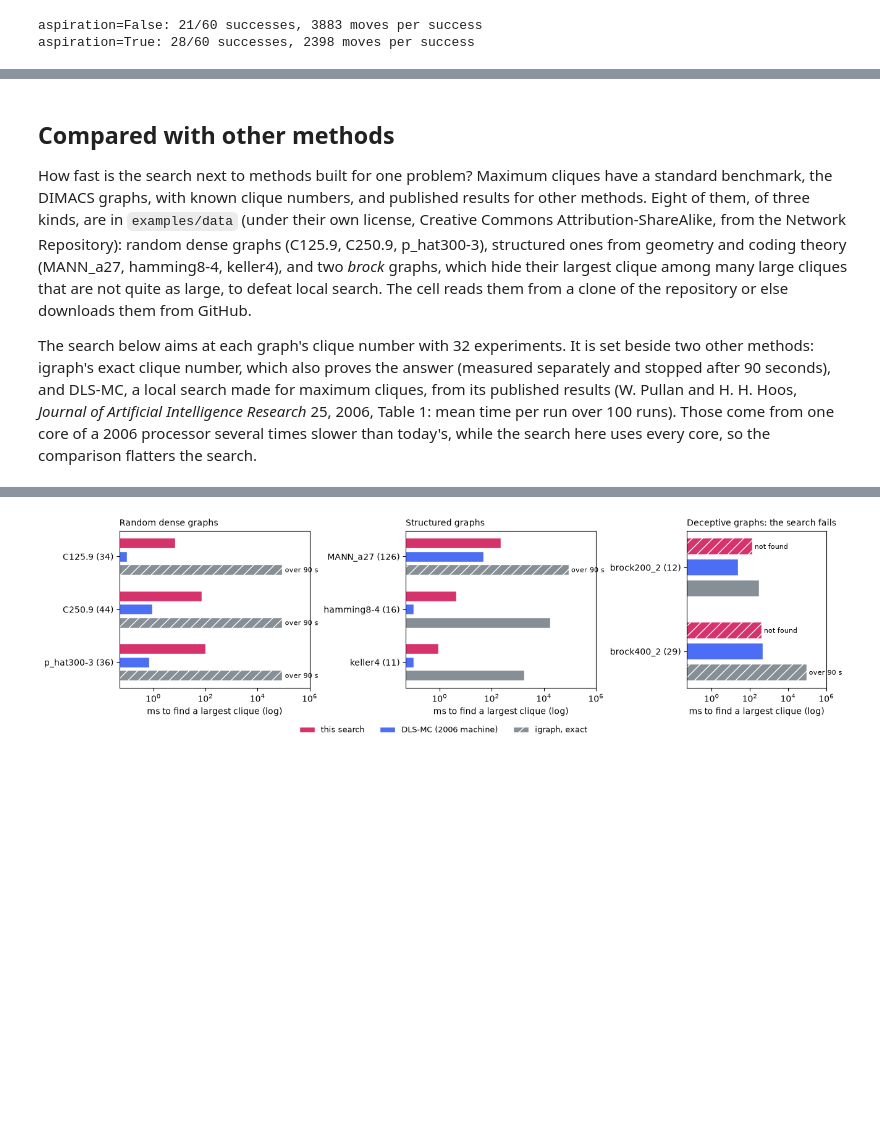
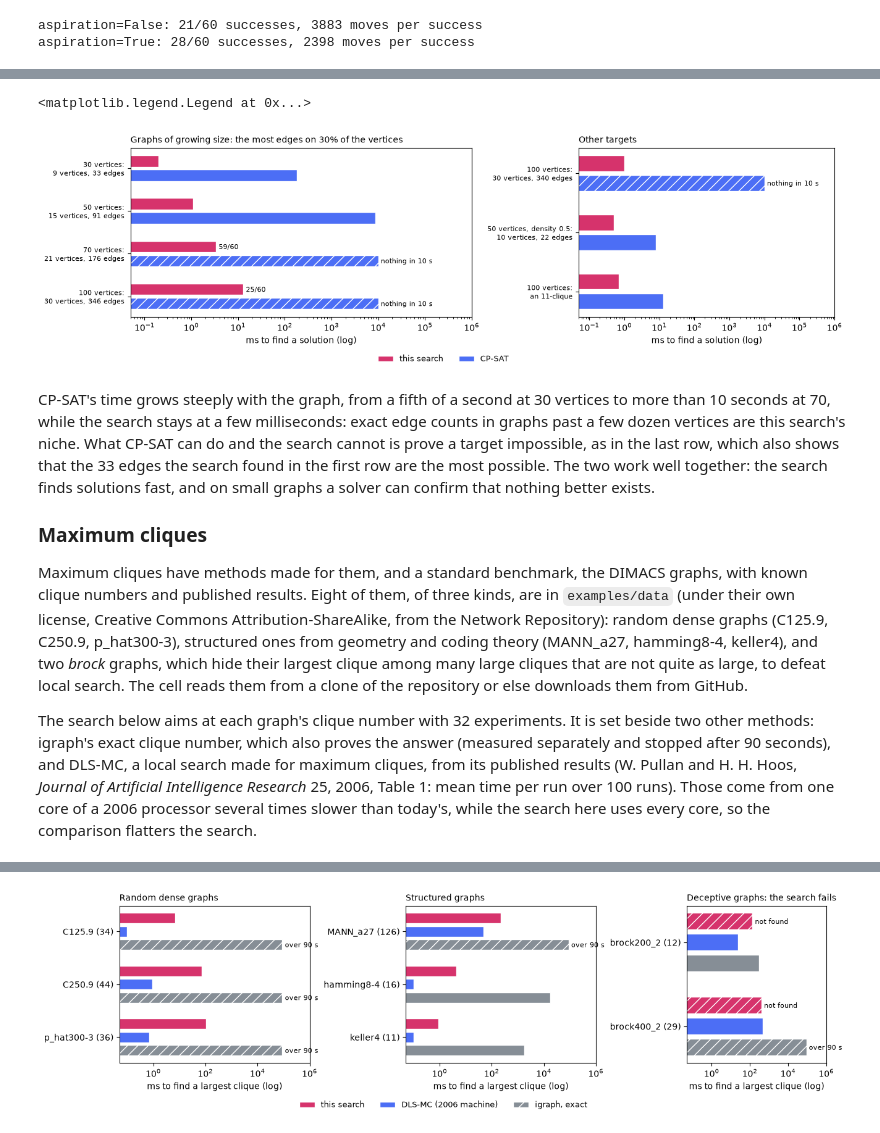
Before and after one commit to vglazer/subgraphsearch, a Jupyter notebook: examples/quickstart.ipynb, the cells around one changed output, grey strips where cells are left out. Saved outputs shown, nothing was run; the diff lists cells and outputs as text; code cells hidden in the pictures; blank space fills up the shorter version.

```diff
--- a/examples/quickstart.ipynb
+++ b/examples/quickstart.ipynb
@@ -206,9 +261,40 @@ aspiration=True: 28/60 successes, 2398 moves per success
+# %%
+groups = [("Graphs of growing size: the most edges on 30% of the vertices", [0, 1, 2, 3]), ("Other targets", [4, 5, 6])]
+methods = [("this search", "#d6336c"), ("CP-SAT", "#4c6ef5")]
+fig, axs = plt.subplots(1, 2, figsize=(13, 3.8), layout="constrained", sharex=True,
+                        gridspec_kw={"width_ratios": [4, 3]})
+for ax, (title, rows) in zip(axs, groups):
+    for y, i in enumerate(rows):
+        graph, target, hits, mine, theirs = edge_runs[i]
+        for j, ((label, color), t) in enumerate(zip(methods, [mine, theirs or 10000])):
+            capped = j == 1 and theirs is None
+            ax.barh(3 * y + j, t, color=color, hatch="//" if capped else None, edgecolor="white",
+                    label=label if (y, ax) == (0, axs[0]) else None)
+            note = "nothing in 10 s" if capped else (f"{hits}/60" if j == 0 and hits < 60 else "")
+            if note:
+                ax.annotate(note, (t, 3 * y + j), xytext=(3, -3), textcoords="offset points", fontsize=8)
+    ax.set_yticks([3 * y + 0.5 for y in range(len(rows))],
+                  [f"{edge_runs[i][0]}:\n{edge_runs[i][1]}" for i in rows], fontsize=8)
+    ax.invert_yaxis()
+    ax.set_xscale("log")
+    ax.set_xlim(0.05, 1e6)
+    ax.set_title(title, fontsize=10, loc="left")
+    ax.set_xlabel("ms to find a solution (log)")
+fig.legend(loc="outside lower center", ncol=2, frameon=False, fontsize=9)
+# %% [output]
+<matplotlib.legend.Legend at 0x...>
+[figure, added]
 # %% [markdown]
-## Compared with other methods
+CP-SAT's time grows steeply with the graph, from a fifth of a second at 30 vertices to more than 10 seconds at 70,
+while the search stays at a few milliseconds: exact edge counts in graphs past a few dozen vertices are this
+search's niche. What CP-SAT can do and the search cannot is prove a target impossible, as in the last row, which
+also shows that the 33 edges the search found in the first row are the most possible. The two work well together:
+the search finds solutions fast, and on small graphs a solver can confirm that nothing better exists.
 
-How fast is the search next to methods built for one problem? Maximum cliques have a standard benchmark,
-the DIMACS graphs, with known clique numbers, and published results for other methods. Eight of them, of three
-kinds, are in `examples/data` (under their own license, Creative Commons Attribution-ShareAlike,
+### Maximum cliques
+
+Maximum cliques have methods made for them, and a standard benchmark, the DIMACS graphs, with known clique
+numbers and published results. Eight of them, of three kinds, are in `examples/data` (under their own license, Creative Commons Attribution-ShareAlike,
 from the Network Repository): random dense graphs (C125.9, C250.9, p_hat300-3), structured ones from geometry
 and coding theory (MANN_a27, hamming8-4, keller4), and two *brock* graphs, which hide their largest clique
 among many large cliques that are not quite as large, to defeat local search. The cell reads them from a
```
Also changed, not shown: parts of 5 cells of this notebook, 2 other files.
